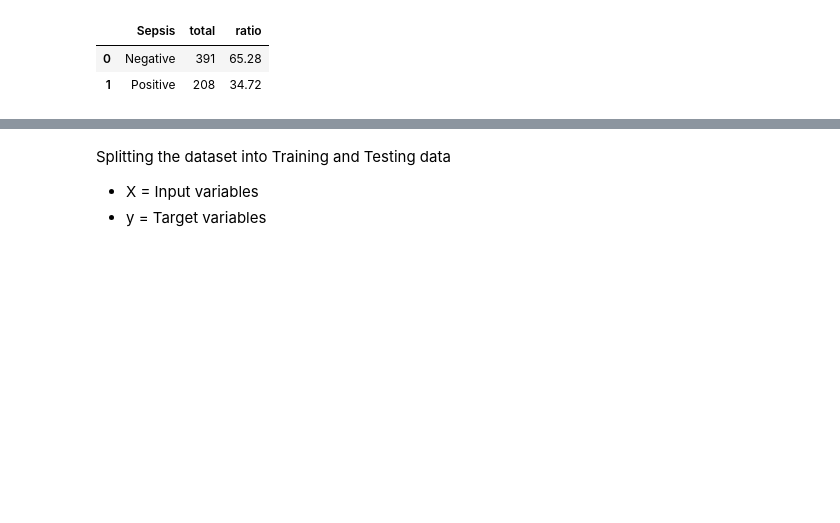
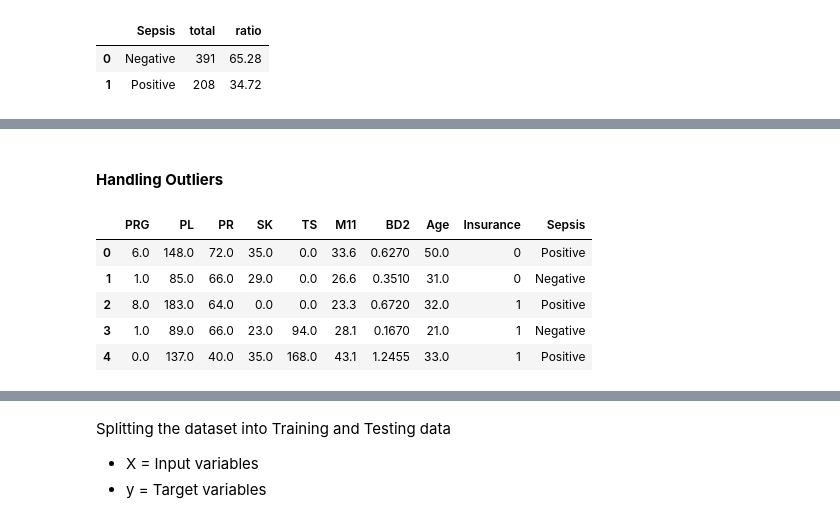
Before and after one commit to heldana30/Building_ML_APIs_With_FastAPI, a Jupyter notebook: Notebook/api.ipynb, the cells around one changed output, grey strips where cells are left out. Drawn from its saved outputs; the diff is of its cells as text; code cells hidden in the pictures; blank space fills up the shorter version.

```diff
--- a/Notebook/api.ipynb
+++ b/Notebook/api.ipynb
@@ -496,0 +514,2 @@ train_df.drop('Age_group', axis=1, inplace=True)
+# %% [markdown]
+#### **Handling Outliers**
@@ -496,0 +533,9 @@ train_df.drop('Age_group', axis=1, inplace=True)
+# %%
+train_df.head()
+# %% [output]
+|  | PRG | PL | PR | SK | TS | M11 | BD2 | Age | Insurance | Sepsis |
+| 0 | 6.0 | 148.0 | 72.0 | 35.0 | 0.0 | 33.6 | 0.6270 | 50.0 | 0 | Positive |
+| 1 | 1.0 | 85.0 | 66.0 | 29.0 | 0.0 | 26.6 | 0.3510 | 31.0 | 0 | Negative |
+| 2 | 8.0 | 183.0 | 64.0 | 0.0 | 0.0 | 23.3 | 0.6720 | 32.0 | 1 | Positive |
+| 3 | 1.0 | 89.0 | 66.0 | 23.0 | 94.0 | 28.1 | 0.1670 | 21.0 | 1 | Negative |
+| 4 | 0.0 | 137.0 | 40.0 | 35.0 | 168.0 | 43.1 | 1.2455 | 33.0 | 1 | Positive |
```
Also changed, not shown: parts of 22 cells of this notebook, 5 other files.
